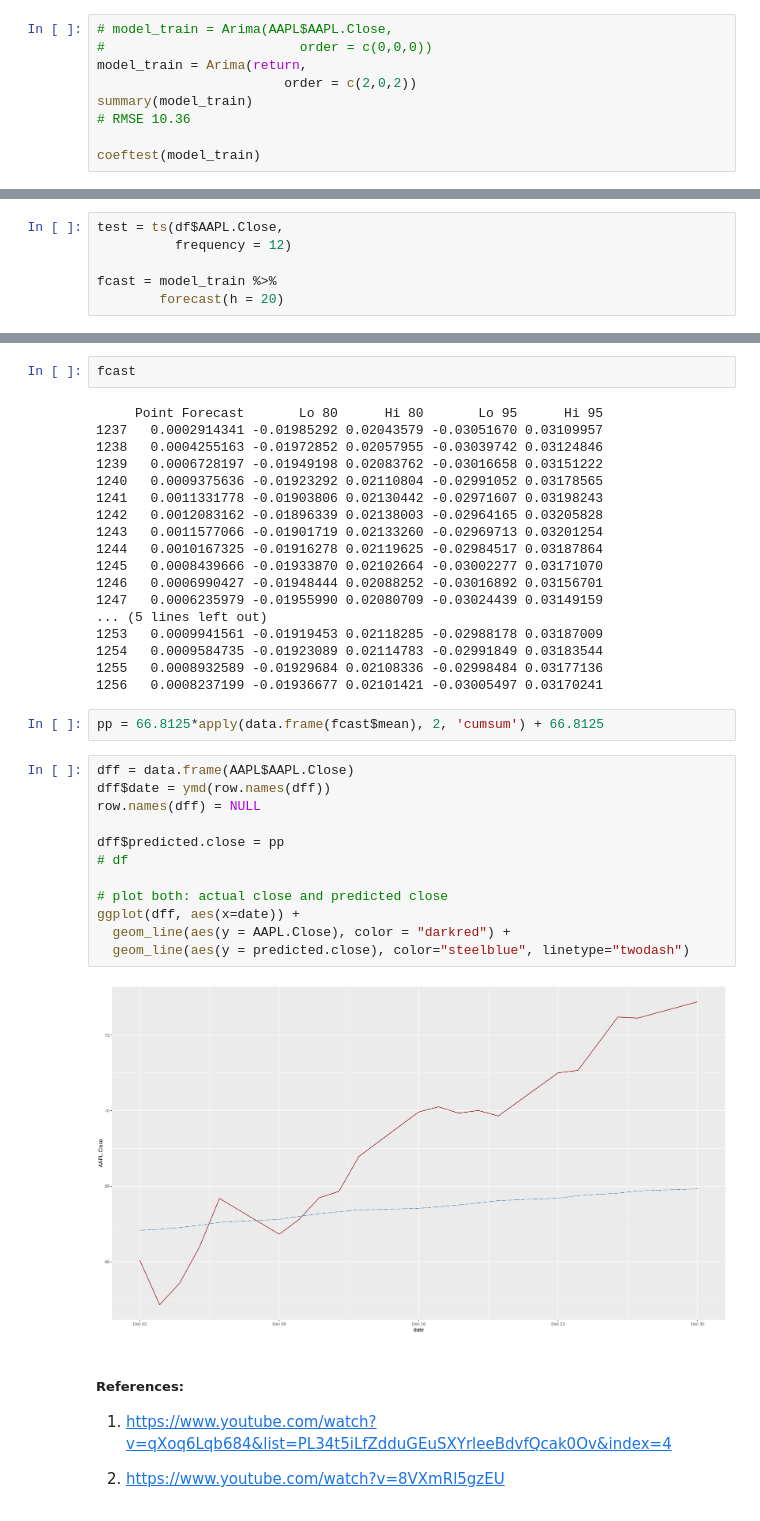
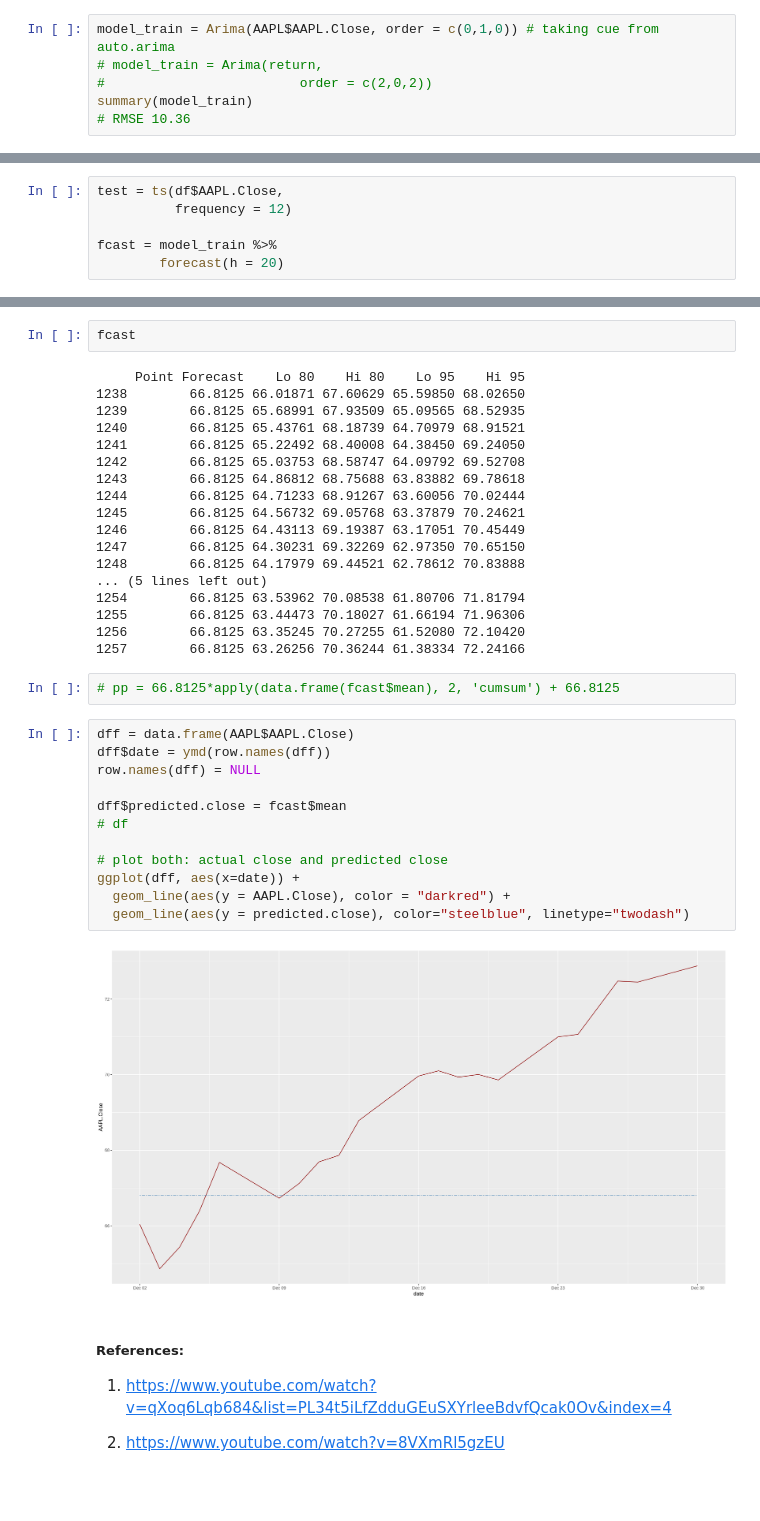
Before and after one commit to prakashsukhwal/Financial-Analytics-GARCH-Factor-Analysis-and-RNN-Models-, a Jupyter notebook: TS_GARCH_R_v1_1.ipynb, the cells around one changed output, grey strips where cells are left out. Cells and saved outputs as stored; diff of their text form.

```diff
--- a/TS_GARCH_R_v1_1.ipynb
+++ b/TS_GARCH_R_v1_1.ipynb
@@ -378,10 +402,7 @@ getSymbols("AAPL",from = "2015-01-02",to = "2019-11-30")
 # %%
-# model_train = Arima(AAPL$AAPL.Close,
-#                         order = c(0,0,0))
-model_train = Arima(return,
-                        order = c(2,0,2))
+model_train = Arima(AAPL$AAPL.Close, order = c(0,1,0)) # taking cue from auto.arima
+# model_train = Arima(return,
+#                         order = c(2,0,2))
 summary(model_train)
 # RMSE 10.36
-
-coeftest(model_train)
 # %% [output]
@@ -420,39 +431,39 @@ fcast = model_train %>%
 # %%
 fcast
 # %% [output]
-     Point Forecast       Lo 80      Hi 80       Lo 95      Hi 95
-1237   0.0002914341 -0.01985292 0.02043579 -0.03051670 0.03109957
-1238   0.0004255163 -0.01972852 0.02057955 -0.03039742 0.03124846
-1239   0.0006728197 -0.01949198 0.02083762 -0.03016658 0.03151222
-1240   0.0009375636 -0.01923292 0.02110804 -0.02991052 0.03178565
-1241   0.0011331778 -0.01903806 0.02130442 -0.02971607 0.03198243
-1242   0.0012083162 -0.01896339 0.02138003 -0.02964165 0.03205828
-1243   0.0011577066 -0.01901719 0.02133260 -0.02969713 0.03201254
-1244   0.0010167325 -0.01916278 0.02119625 -0.02984517 0.03187864
-1245   0.0008439666 -0.01933870 0.02102664 -0.03002277 0.03171070
-1246   0.0006990427 -0.01948444 0.02088252 -0.03016892 0.03156701
-1247   0.0006235979 -0.01955990 0.02080709 -0.03024439 0.03149159
+     Point Forecast    Lo 80    Hi 80    Lo 95    Hi 95
+1238        66.8125 66.01871 67.60629 65.59850 68.02650
+1239        66.8125 65.68991 67.93509 65.09565 68.52935
+1240        66.8125 65.43761 68.18739 64.70979 68.91521
+1241        66.8125 65.22492 68.40008 64.38450 69.24050
+1242        66.8125 65.03753 68.58747 64.09792 69.52708
+1243        66.8125 64.86812 68.75688 63.83882 69.78618
+1244        66.8125 64.71233 68.91267 63.60056 70.02444
+1245        66.8125 64.56732 69.05768 63.37879 70.24621
+1246        66.8125 64.43113 69.19387 63.17051 70.45449
+1247        66.8125 64.30231 69.32269 62.97350 70.65150
+1248        66.8125 64.17979 69.44521 62.78612 70.83888
 ... (5 lines left out)
-1253   0.0009941561 -0.01919453 0.02118285 -0.02988178 0.03187009
-1254   0.0009584735 -0.01923089 0.02114783 -0.02991849 0.03183544
-1255   0.0008932589 -0.01929684 0.02108336 -0.02998484 0.03177136
-1256   0.0008237199 -0.01936677 0.02101421 -0.03005497 0.03170241
+1254        66.8125 63.53962 70.08538 61.80706 71.81794
+1255        66.8125 63.44473 70.18027 61.66194 71.96306
+1256        66.8125 63.35245 70.27255 61.52080 72.10420
+1257        66.8125 63.26256 70.36244 61.38334 72.24166
 # %%
-pp = 66.8125*apply(data.frame(fcast$mean), 2, 'cumsum') + 66.8125
+# pp = 66.8125*apply(data.frame(fcast$mean), 2, 'cumsum') + 66.8125
 # %%
 dff = data.frame(AAPL$AAPL.Close)
 dff$date = ymd(row.names(dff))
 row.names(dff) = NULL
 
-dff$predicted.close = pp
+dff$predicted.close = fcast$mean
 # df
 
 # plot both: actual close and predicted close
 ggplot(dff, aes(x=date)) +
   geom_line(aes(y = AAPL.Close), color = "darkred") +
   geom_line(aes(y = predicted.close), color="steelblue", linetype="twodash")
 # %% [output]
-[figure, old version]
+[figure, new version]
 # %% [markdown]
 ##### References:
 1. https://www.youtube.com/watch?v=qXoq6Lqb684&list=PL34t5iLfZdduGEuSXYrleeBdvfQcak0Ov&index=4
```
Also changed, not shown: parts of 19 cells of this notebook.
